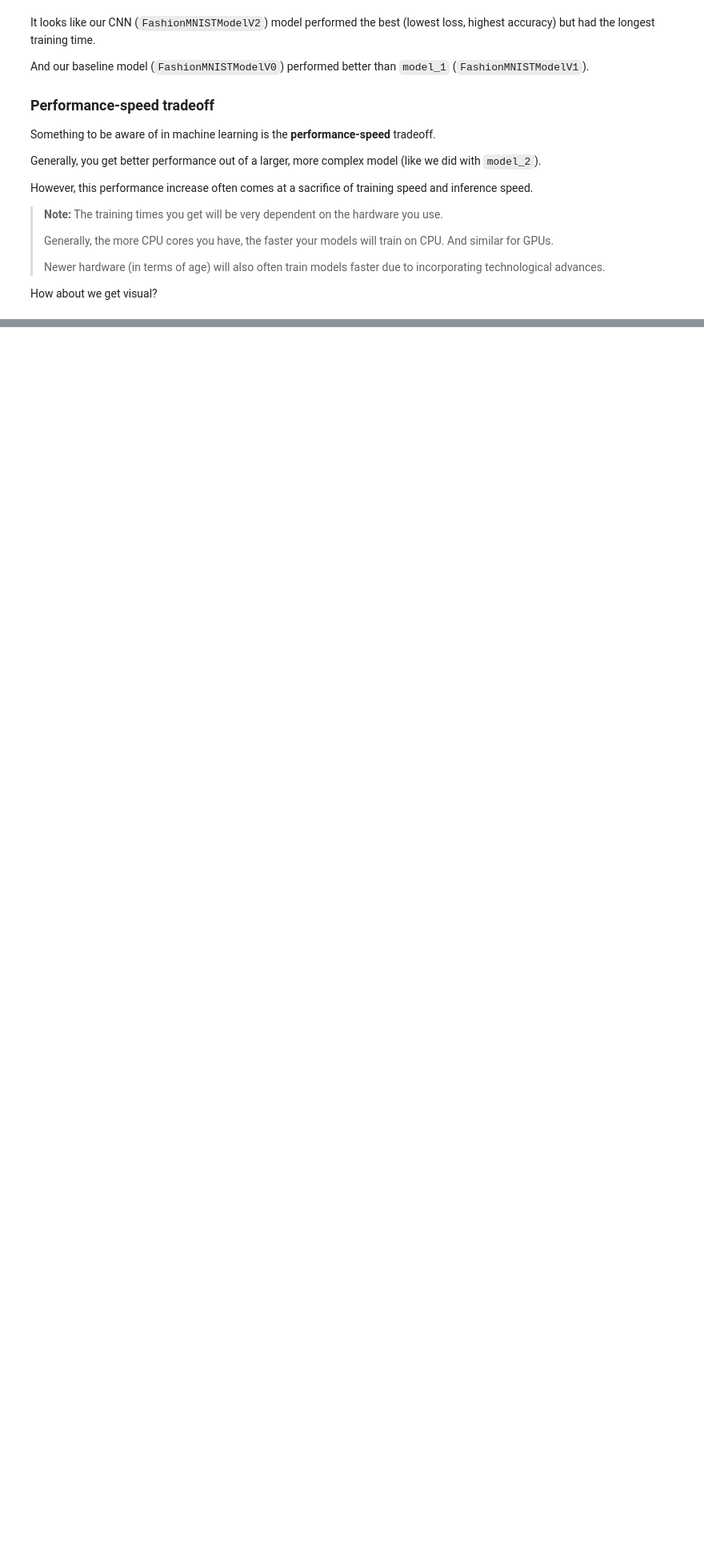
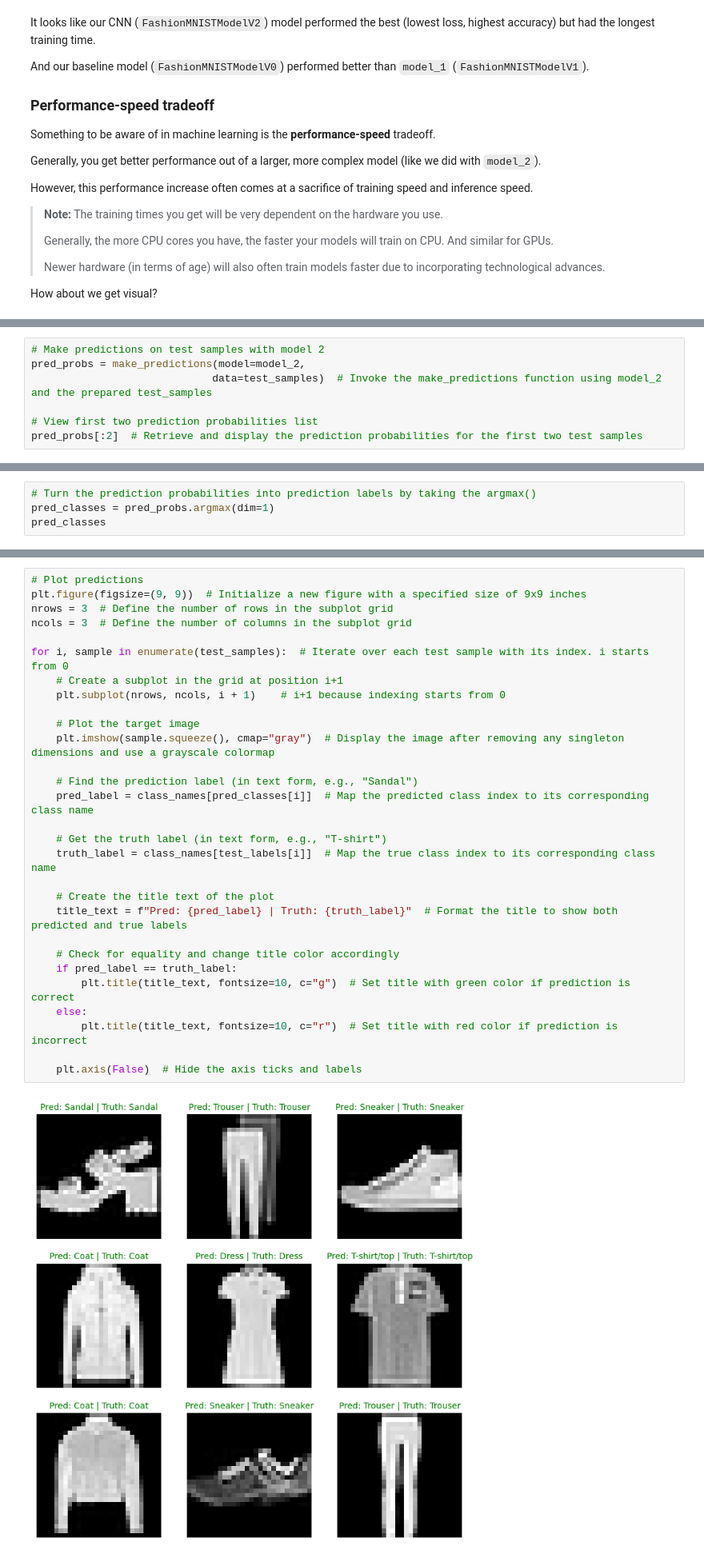
Before and after one commit to JunHL96/PyTorch-Course, a Jupyter notebook: 03_pytorch_computer_vision_notes.ipynb, the cells around one changed output, grey strips where cells are left out. Shown: that part at 80% size. Saved outputs shown, nothing was run; the diff lists cells and outputs as text; blank space fills up the shorter version.

```diff
--- a/03_pytorch_computer_vision_notes.ipynb
+++ b/03_pytorch_computer_vision_notes.ipynb
@@ -2168,0 +2229,7 @@ Continue on `18:43:55`
+# %%
+# Make predictions on test samples with model 2
+pred_probs = make_predictions(model=model_2,
+                             data=test_samples)  # Invoke the make_predictions function using model_2 and the prepared test_samples
+
+# View first two prediction probabilities list
+pred_probs[:2]  # Retrieve and display the prediction probabilities for the first two test samples
@@ -2168,0 +2245,4 @@ Continue on `18:43:55`
+# %%
+# Turn the prediction probabilities into prediction labels by taking the argmax()
+pred_classes = pred_probs.argmax(dim=1)
+pred_classes
@@ -2168,0 +2262,31 @@ Continue on `18:43:55`
+# %%
+# Plot predictions
+plt.figure(figsize=(9, 9))  # Initialize a new figure with a specified size of 9x9 inches
+nrows = 3  # Define the number of rows in the subplot grid
+ncols = 3  # Define the number of columns in the subplot grid
+
+for i, sample in enumerate(test_samples):  # Iterate over each test sample with its index. i starts from 0
+    # Create a subplot in the grid at position i+1
+    plt.subplot(nrows, ncols, i + 1)    # i+1 because indexing starts from 0
+
+    # Plot the target image
+    plt.imshow(sample.squeeze(), cmap="gray")  # Display the image after removing any singleton dimensions and use a grayscale colormap
+
+    # Find the prediction label (in text form, e.g., "Sandal")
+    pred_label = class_names[pred_classes[i]]  # Map the predicted class index to its corresponding class name
+
+    # Get the truth label (in text form, e.g., "T-shirt")
+    truth_label = class_names[test_labels[i]]  # Map the true class index to its corresponding class name
+
+    # Create the title text of the plot
+    title_text = f"Pred: {pred_label} | Truth: {truth_label}"  # Format the title to show both predicted and true labels
+
+    # Check for equality and change title color accordingly
+    if pred_label == truth_label:
+        plt.title(title_text, fontsize=10, c="g")  # Set title with green color if prediction is correct
+    else:
+        plt.title(title_text, fontsize=10, c="r")  # Set title with red color if prediction is incorrect
+
+    plt.axis(False)  # Hide the axis ticks and labels
+# %% [output]
+[figure, added]
```
Also changed, not shown: parts of 32 cells of this notebook.
